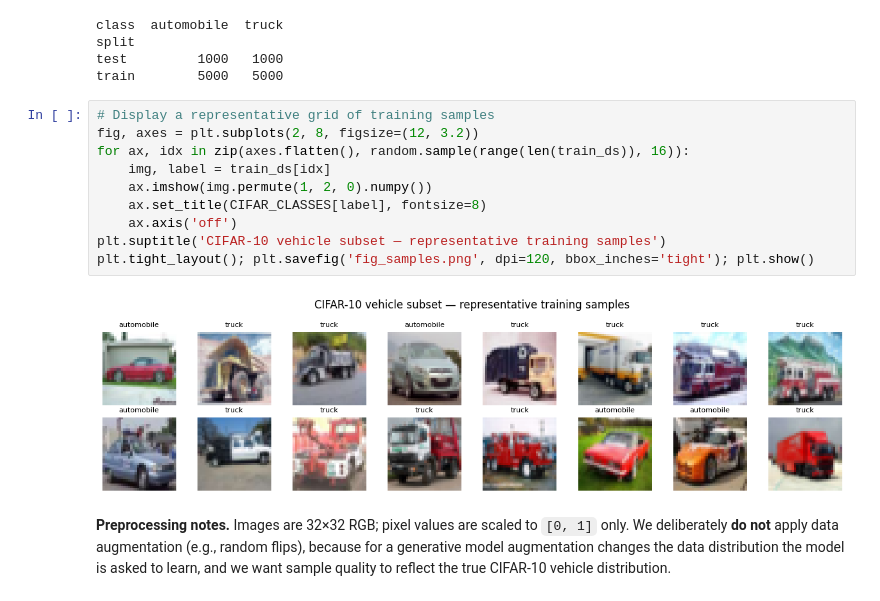
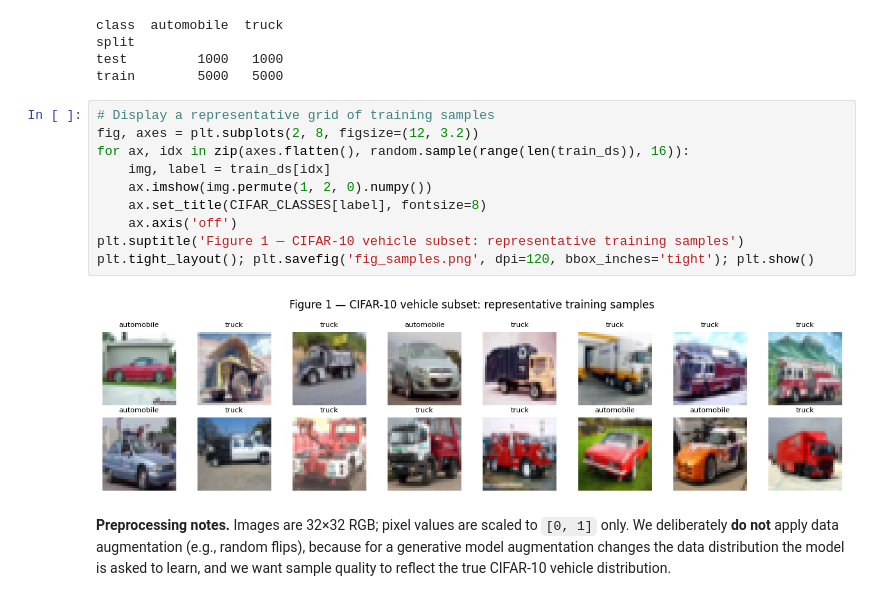
Before and after one commit to udacity-project-sidhu/generative-ai, a Jupyter notebook: Generative AI/generative_model.ipynb, the cells around one changed output. Drawn from its saved outputs; the diff is of its cells as text.

```diff
--- a/Generative AI/generative_model.ipynb
+++ b/Generative AI/generative_model.ipynb
@@ -112,15 +113,15 @@ train        5000   5000
 # %%
 # Display a representative grid of training samples
 fig, axes = plt.subplots(2, 8, figsize=(12, 3.2))
 for ax, idx in zip(axes.flatten(), random.sample(range(len(train_ds)), 16)):
     img, label = train_ds[idx]
     ax.imshow(img.permute(1, 2, 0).numpy())
     ax.set_title(CIFAR_CLASSES[label], fontsize=8)
     ax.axis('off')
-plt.suptitle('CIFAR-10 vehicle subset — representative training samples')
+plt.suptitle('Figure 1 — CIFAR-10 vehicle subset: representative training samples')
 plt.tight_layout(); plt.savefig('fig_samples.png', dpi=120, bbox_inches='tight'); plt.show()
 # %% [output]
-[figure, old version]
+[figure, new version]
 # %% [markdown]
 **Preprocessing notes.** Images are 32×32 RGB; pixel values are scaled to
 `[0, 1]` only. We deliberately **do not** apply data augmentation (e.g., random
```
Also changed, not shown: parts of 6 cells of this notebook, 11 other files.
